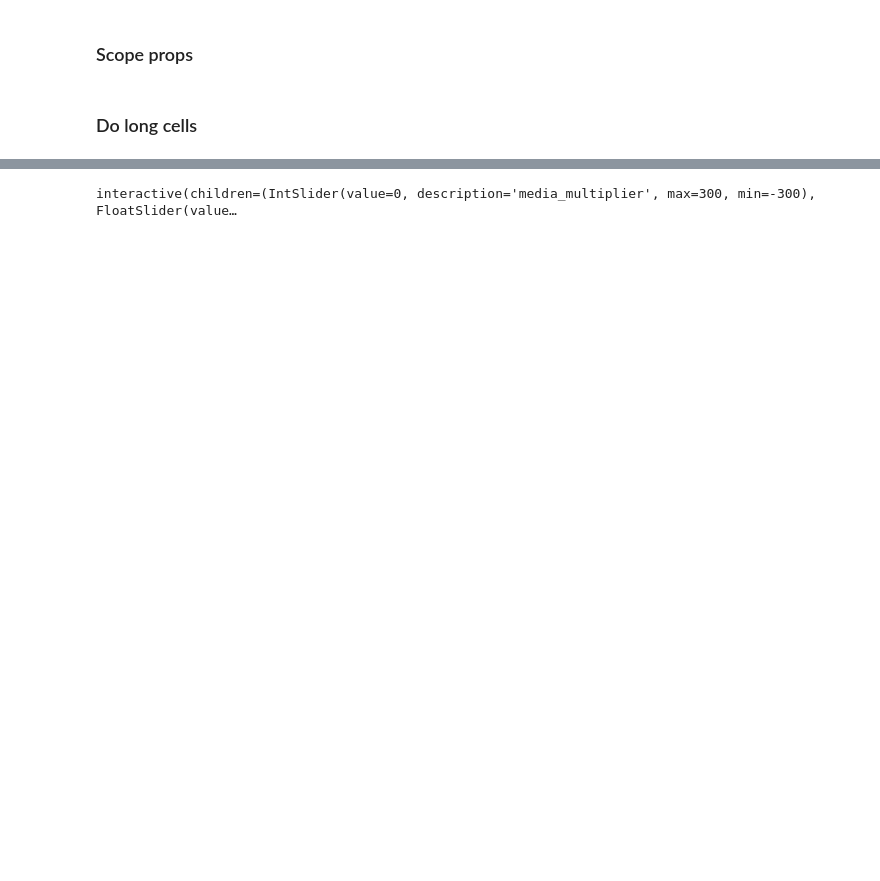
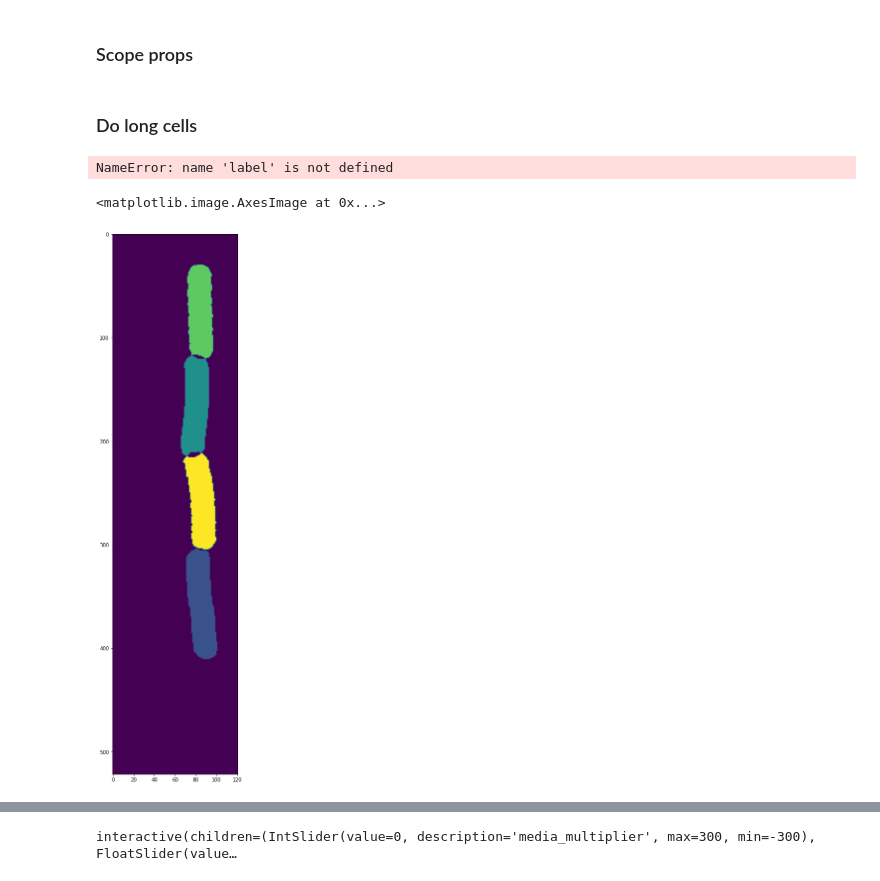
Before and after one commit to georgeoshardo/SyMBac, a Jupyter notebook: examples/Drawing_Phase_Contrast_100x_oil.ipynb, the cells around one changed output, grey strips where cells are left out. Drawn from its saved outputs; the diff is of its cells as text; code cells hidden in the pictures; blank space fills up the shorter version.

Commit message:
much improved masks

```diff
--- a/examples/Drawing_Phase_Contrast_100x_oil.ipynb
+++ b/examples/Drawing_Phase_Contrast_100x_oil.ipynb
@@ -46,7 +51,7 @@ radius=50
 #F = 5
 λ = 0.75
 resize_amount = 3
-pix_mic_conv = 0.0655 ##0.108379937 micron/pix for 60x, 0.0655 for 100x
+pix_mic_conv = 0.0655*2 ##0.108379937 micron/pix for 60x, 0.0655 for 100x
 scale = pix_mic_conv / resize_amount
 min_sigma = 0.42*0.6/6 / scale # micron#
 sigma=min_sigma
@@ -58,11 +63,11 @@ kernel_params = (R,W,radius,scale,NA,n,sigma,λ)
 # %% [markdown]
 ### Do long cells
 # %%
-sim_length = 500
+sim_length = 5
 cell_timeseries, space = run_simulation(
     trench_length=15,
     trench_width=1.5,
-    cell_max_length=9.5,
+    cell_max_length=5.5,
     cell_width= 1,
     sim_length = sim_length,
     pix_mic_conv = pix_mic_conv,
@@ -77,8 +82,8 @@ cell_timeseries_properties = Parallel(n_jobs=-1)(
     delayed(gen_cell_props_for_draw)(a, ID_props) for a in tqdm(cell_timeseries, desc='Timeseries Properties'))
 do_transformation = True
 offset = 30
-mask_threshold = 18
-label_masks = True
+mask_threshold = 12
+label_masks = False
 space_size = get_space_size(cell_timeseries_properties)
-scenes = Parallel(n_jobs=13)(delayed(draw_scene)(
+scenes = Parallel(n_jobs=-1)(delayed(draw_scene)(
     cell_properties, do_transformation, mask_threshold, space_size, offset, label_masks) for cell_properties in tqdm(cell_timeseries_properties, desc='Scene Draw:'))
@@ -84,0 +152,15 @@ scenes = Parallel(n_jobs=13)(delayed(draw_scene)(
+# %%
+plt.imshow(label(test[1]))
+# %% [output]
+NameError: name 'label' is not defined
+# %%
+label_mask  = draw_scene(cell_timeseries_properties[-1],do_transformation, mask_threshold, space_size, offset, True)[1].astype(int)
+# %%
+nolabel_mask = draw_scene(cell_timeseries_properties[-1],do_transformation, 0, space_size, offset, False)[1].astype(int)
+# %%
+plt.figure(figsize=(20,20))
+label_mask_fixed = np.where(nolabel_mask > 1,0,label_mask)
+plt.imshow(label_mask_fixed)
+# %% [output]
+<matplotlib.image.AxesImage at 0x...>
+[figure, added]
```
Also changed, not shown: parts of 21 cells of this notebook, 4 other files.
